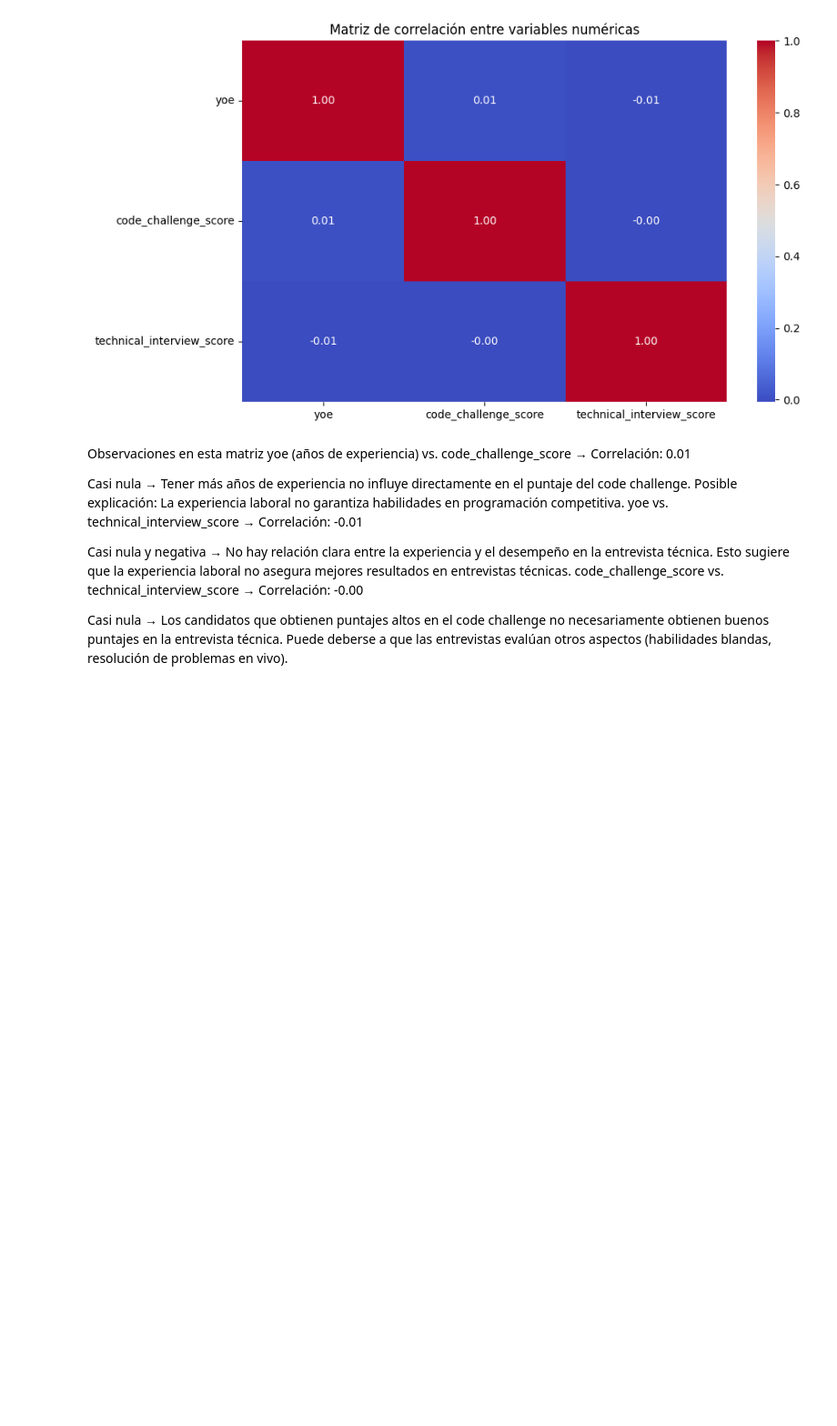
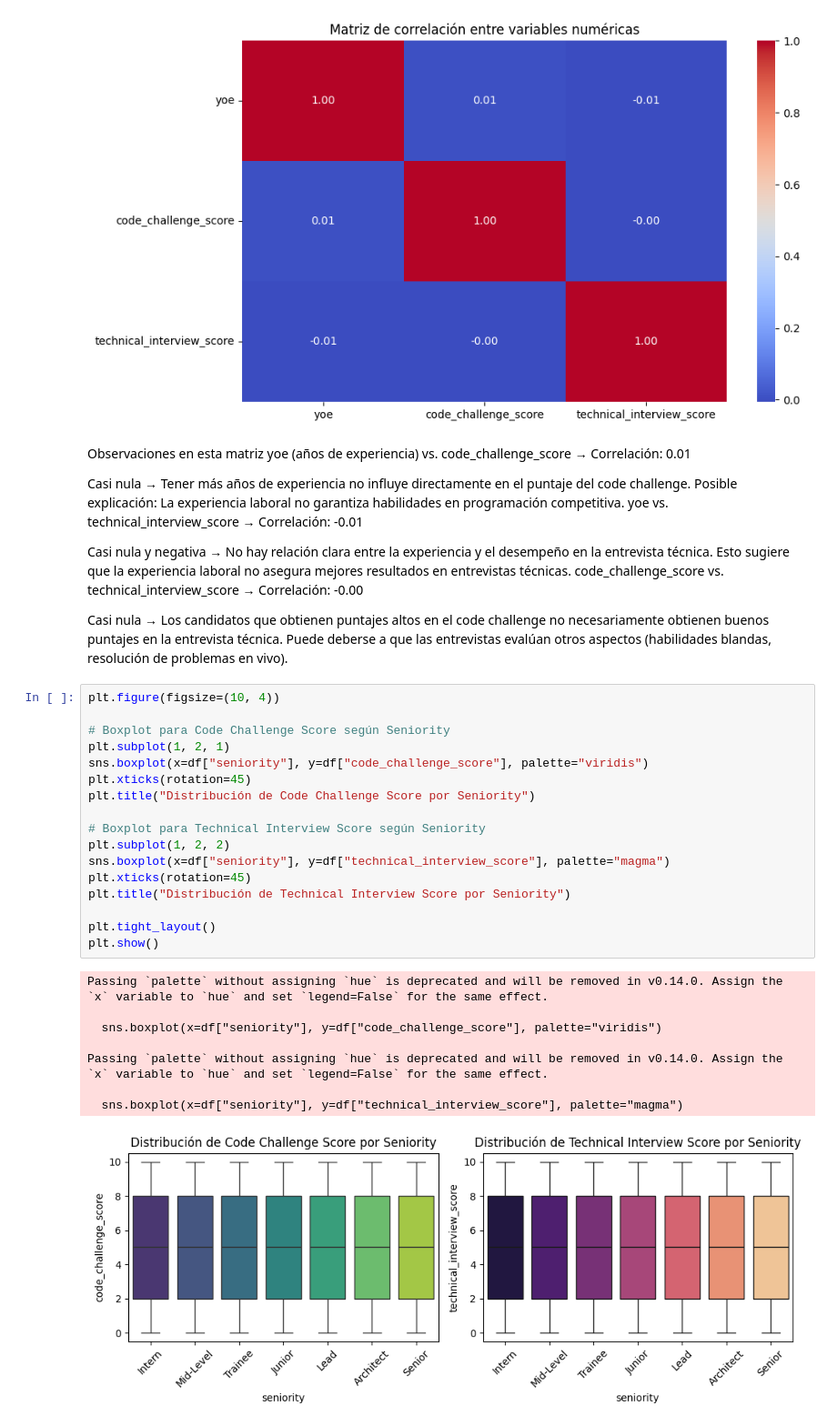
Before and after one commit to Jakcobo/workshop_01, a Jupyter notebook: notebooks/002_EDA.ipynb, the cells around one changed output. Shown at 91% size. Cells and saved outputs as stored; diff of their text form; blank space fills up the shorter version.

```diff
--- a/notebooks/002_EDA.ipynb
+++ b/notebooks/002_EDA.ipynb
@@ -177,3 +180,29 @@ code_challenge_score vs. technical_interview_score → Correlación: -0.00
 
 Casi nula → Los candidatos que obtienen puntajes altos en el code challenge no necesariamente obtienen buenos puntajes en la entrevista técnica.
 Puede deberse a que las entrevistas evalúan otros aspectos (habilidades blandas, resolución de problemas en vivo).
+# %%
+plt.figure(figsize=(10, 4))
+
+# Boxplot para Code Challenge Score según Seniority
+plt.subplot(1, 2, 1)
+sns.boxplot(x=df["seniority"], y=df["code_challenge_score"], palette="viridis")
+plt.xticks(rotation=45)
+plt.title("Distribución de Code Challenge Score por Seniority")
+
+# Boxplot para Technical Interview Score según Seniority
+plt.subplot(1, 2, 2)
+sns.boxplot(x=df["seniority"], y=df["technical_interview_score"], palette="magma")
+plt.xticks(rotation=45)
+plt.title("Distribución de Technical Interview Score por Seniority")
+
+plt.tight_layout()
+plt.show()
+# %% [output]
+Passing `palette` without assigning `hue` is deprecated and will be removed in v0.14.0. Assign the `x` variable to `hue` and set `legend=False` for the same effect.
+
+  sns.boxplot(x=df["seniority"], y=df["code_challenge_score"], palette="viridis")
+
+Passing `palette` without assigning `hue` is deprecated and will be removed in v0.14.0. Assign the `x` variable to `hue` and set `legend=False` for the same effect.
+
+  sns.boxplot(x=df["seniority"], y=df["technical_interview_score"], palette="magma")
+[figure, added]
```
Also changed, not shown: parts of 7 cells of this notebook, 2 other files.
